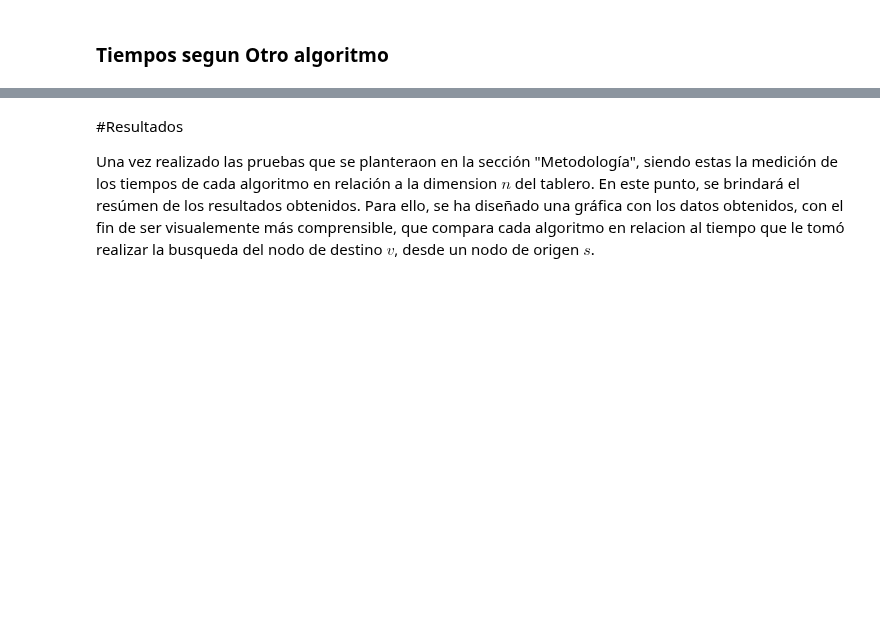
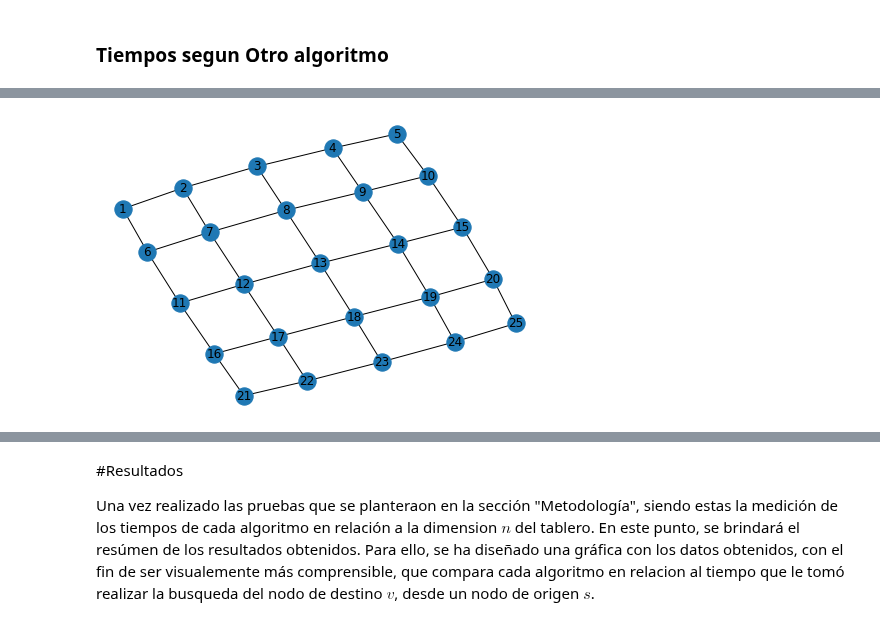
Before and after one commit to by-German/complejidad-algoritmica-quoridor, a Jupyter notebook: Trabajo_Final.ipynb, the cells around one changed output, grey strips where cells are left out. Cells and saved outputs as stored; diff of their text form; code cells hidden in the pictures; blank space fills up the shorter version.

```diff
--- a/Trabajo_Final.ipynb
+++ b/Trabajo_Final.ipynb
@@ -515,0 +579,5 @@ print(bridges)
+# %%
+G = grafo_tablero(5)
+nx.draw(G, with_labels = True)
+# %% [output]
+[figure, added]
```
Also changed, not shown: parts of 27 cells of this notebook.
